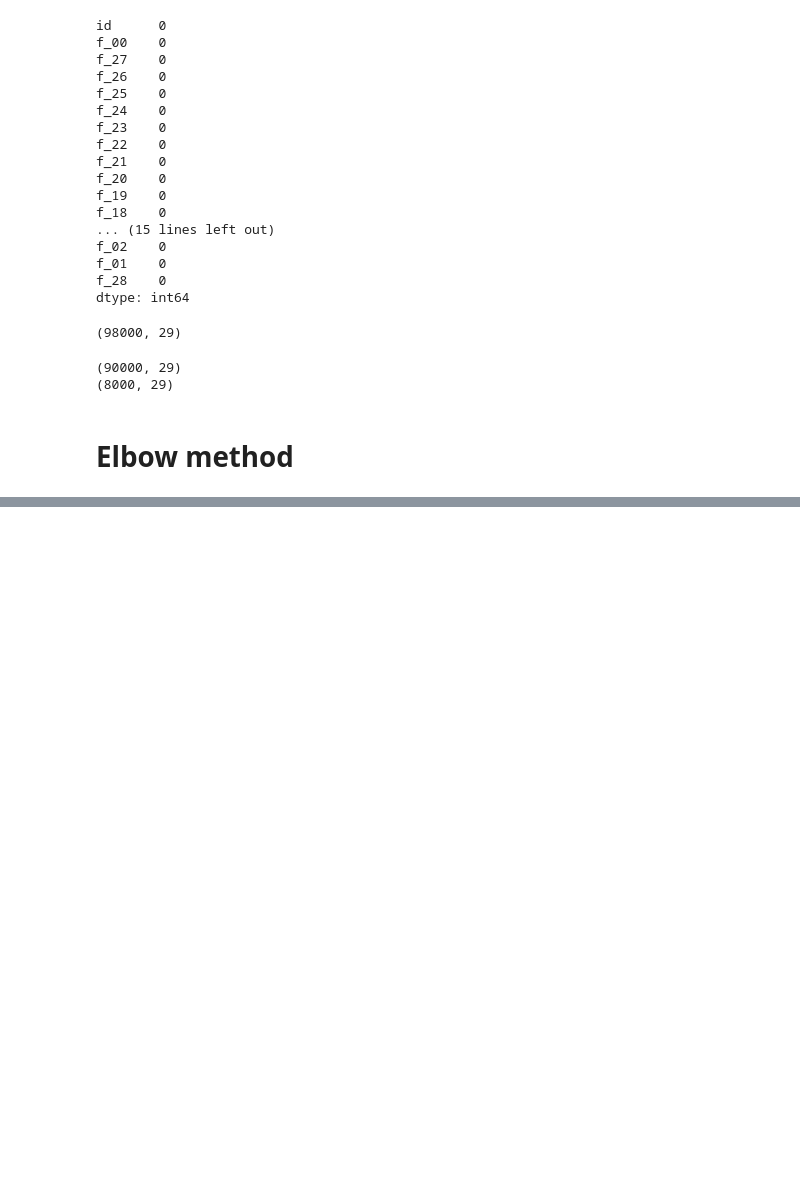
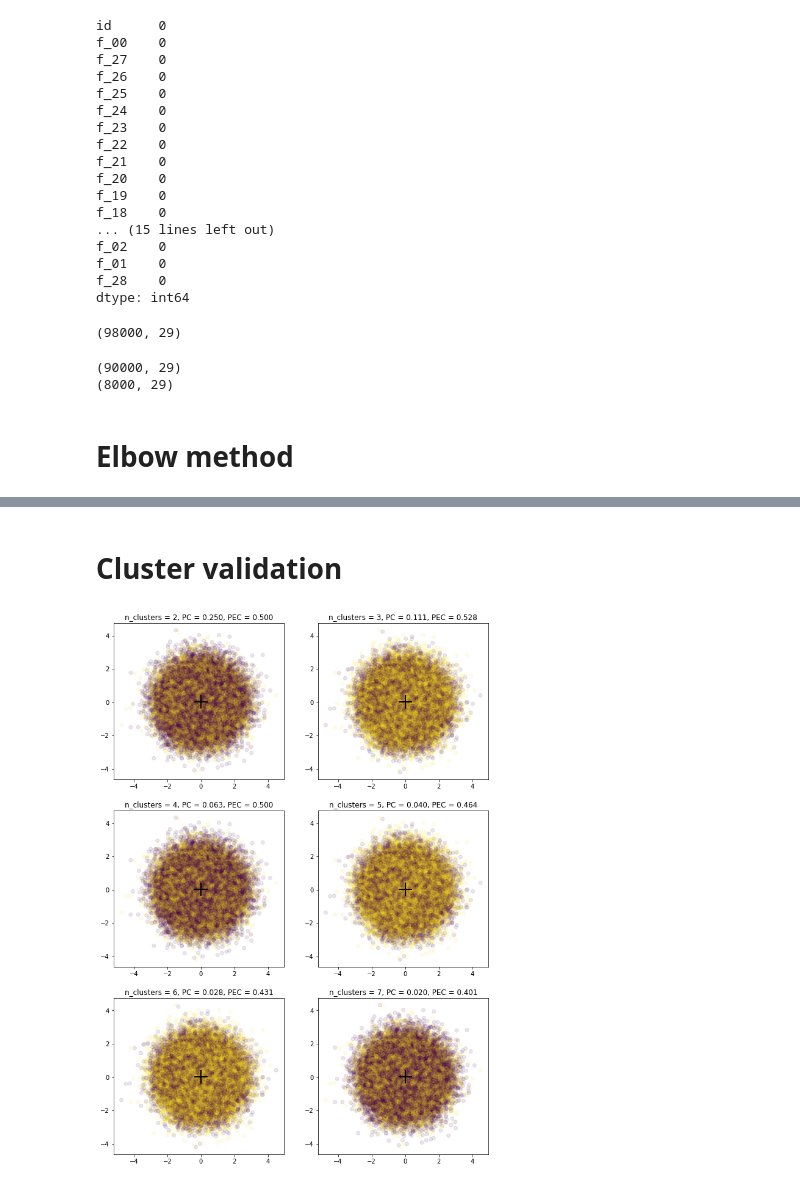
Before and after one commit to silvererudite/30-for-30-ml-projects, a Jupyter notebook: unsupervised/clustering-to-predict-machine-states.ipynb, the cells around one changed output, grey strips where cells are left out. Saved outputs shown, nothing was run; the diff lists cells and outputs as text; code cells hidden in the pictures; blank space fills up the shorter version.

```diff
--- a/unsupervised/clustering-to-predict-machine-states.ipynb
+++ b/unsupervised/clustering-to-predict-machine-states.ipynb
@@ -157,0 +171,2 @@ kmeans = KMeans(n_clusters=7, random_state=1234).fit(train_X)
+# %% [markdown]
+# Cluster validation
@@ -157,0 +180,19 @@ kmeans = KMeans(n_clusters=7, random_state=1234).fit(train_X)
+# %%
+num_clusters = len(n_clusters_list)
+rows = int(np.ceil(np.sqrt(num_clusters)))
+cols = int(np.ceil(num_clusters / rows))
+f, axes = plt.subplots(rows, cols, figsize=(11,16))
+for n_clusters, model, axe in zip(n_clusters_list, models, axes.ravel()):
+    # get validation metrics
+    pc = model.partition_coefficient
+    pec = model.partition_entropy_coefficient
+
+    fcm_centers = model.centers
+    fcm_labels = model.predict(X)
+    # plot result
+    axe.scatter(X[:,0], X[:,1], c=fcm_labels, alpha=.1)
+    axe.scatter(fcm_centers[:,0], fcm_centers[:,1], marker="+", s=500, c='black')
+    axe.set_title(f'n_clusters = {n_clusters}, PC = {pc:.3f}, PEC = {pec:.3f}')
+plt.show()
+# %% [output]
+[figure, added]
```
Also changed, not shown: parts of 11 cells of this notebook.
